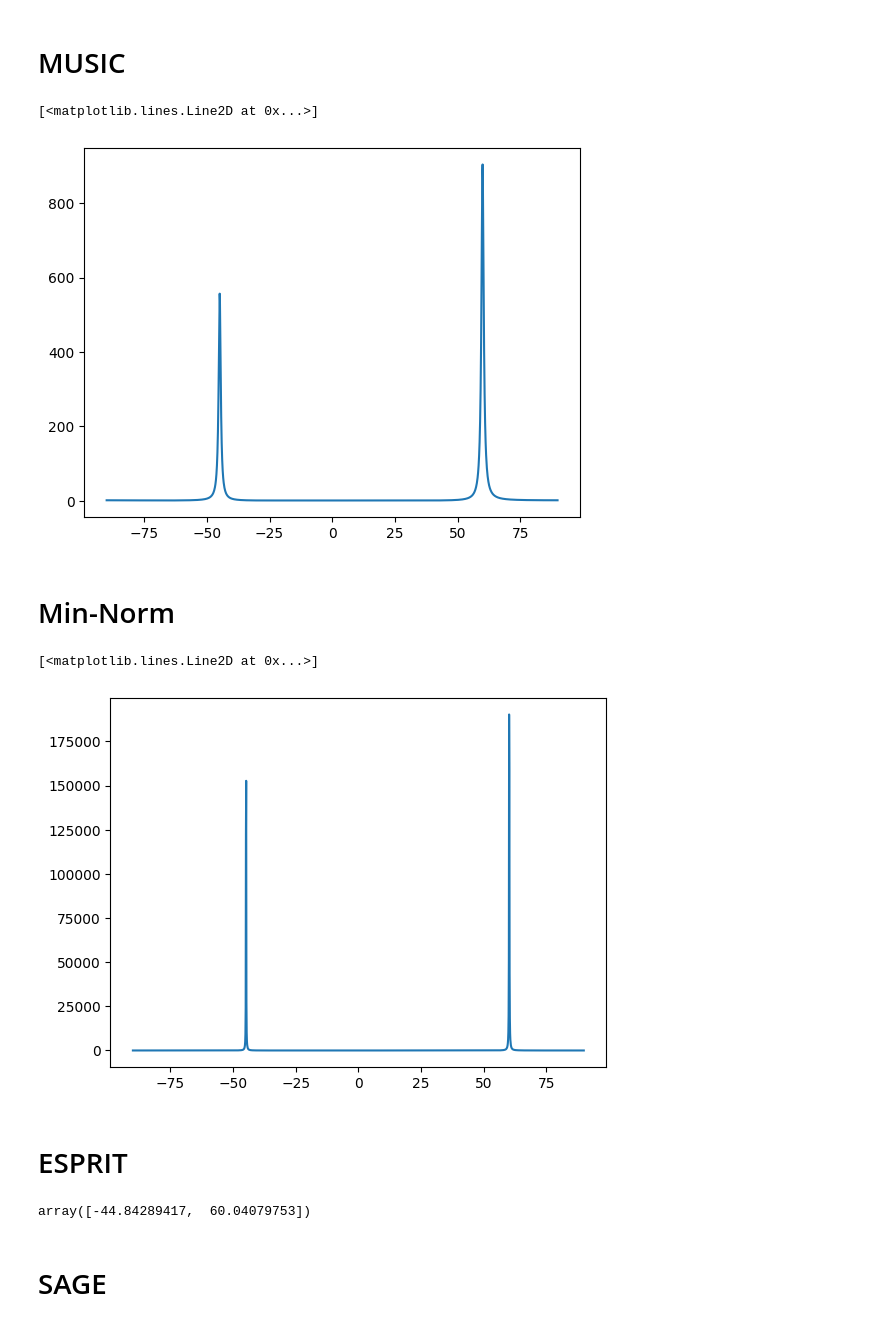
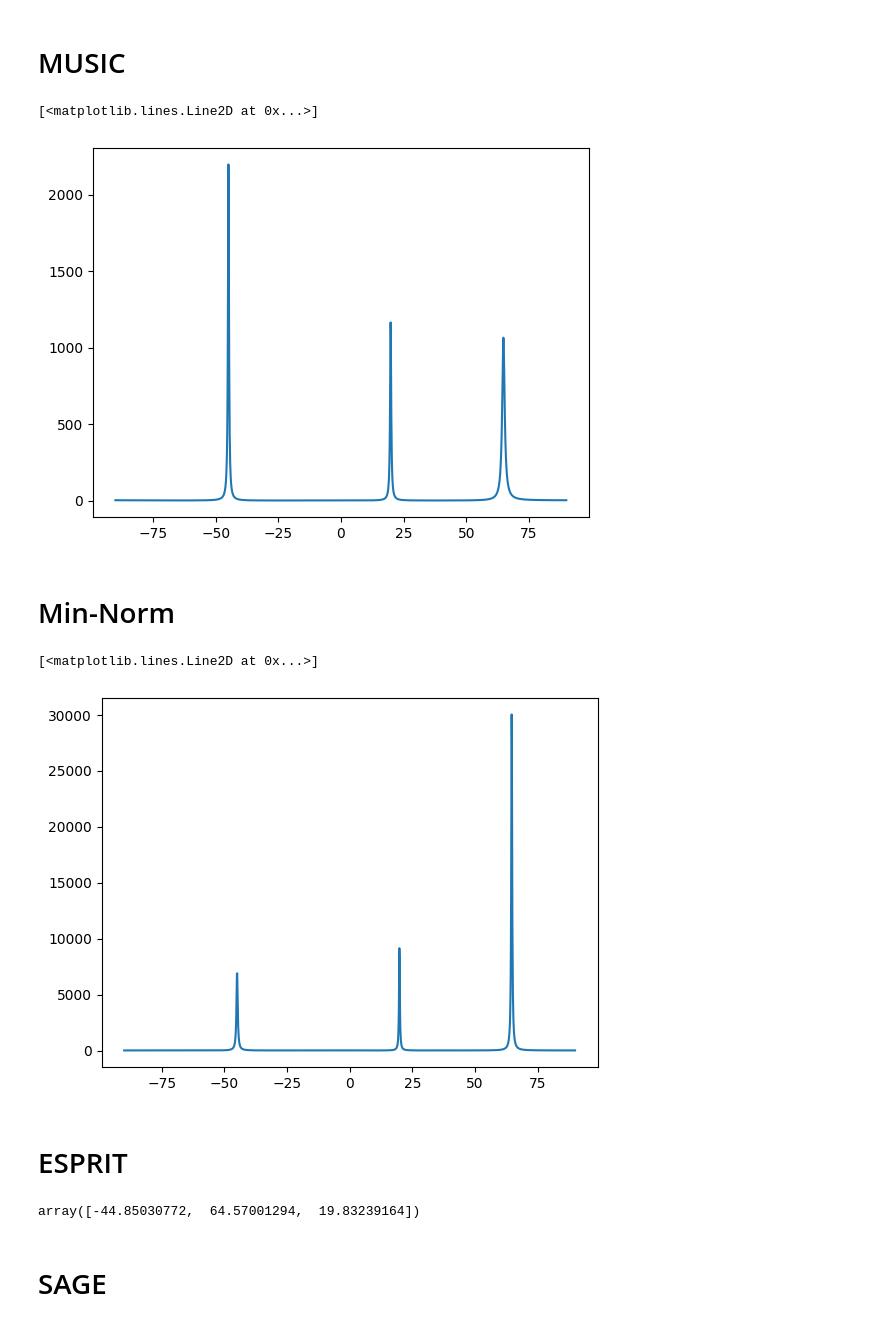
Before and after one commit to marco-marinho/Array-Processing, a Jupyter notebook: Examples.ipynb, the cells around one changed output. Cells and saved outputs as stored; diff of their text form; code cells hidden in the pictures.

```diff
--- a/Examples.ipynb
+++ b/Examples.ipynb
@@ -6,12 +4,12 @@ import matplotlib.pyplot as plt
 # %%
-# Generate steering vectors for signals arriving with DOA -45 and 60 degrees for an 8 element ULA array with
+# Generate steering vectors for signals arriving with DOA -45, 20 and 65 degrees for an 8 element ULA array with
 # separation of half a wavelength
 
-A = Stg.generate_ula_vectors([-45, 60], 8, 1 / 2)
+A = stg.generate_ula_vectors([-45, 20, 65], 8, 1 / 2)
 
 # Generate 4-QAM symbols for each source and with the desired number of snapshots
 
-S = Sig.gen_signal(2, 100)
+S = sig.gen_signal(3, 100)
 
 # Get noise free received symbol matrix X
 
@@ -19,7 +17,11 @@ X = A @ S
 
 # Add some AWGN noise to X
 
-Xn = Sig.add_noise(X, 10)
+Xn = sig.add_noise(X, 10)
+
+# Forward backward average the signal
+
+Xn = sig.doFBA(Xn)
 # %% [markdown]
 # Beamformer
 # %%
@@ -45,33 +47,35 @@ plt.plot(angles, power)
 # %%
 # The MUSIC estimator takes in the received signal, number of signals, resolution, and array separation
 
-power, angles = Est.MUSIC(Xn, 2, 0.1, 1/2)
+# Estimate the model order of the received signal
+mo = moe.AIC(Xn, True)
+
+power, angles = doa.MUSIC(Xn, mo, 0.1, 1/2)
 
 plt.plot(angles, power)
 # %% [output]
 [<matplotlib.lines.Line2D at 0x...>]
-[figure, old version]
+[figure, new version]
 # %% [markdown]
 # Min-Norm
 # %%
-# The Min-Norm has the same signature as the MUSIC estimator
 
-power, angles = Est.Min_Norm(Xn, 2, 0.1, 1/2)
+power, angles = doa.Min_Norm(Xn, mo, 0.1, 1/2)
 
 plt.plot(angles, power)
 # %% [output]
 [<matplotlib.lines.Line2D at 0x...>]
-[figure, old version]
+[figure, new version]
 # %% [markdown]
 # ESPRIT
 # %%
 # The ESPRIT estimator takes in the received signal matrix, the number of signals (model order) and the array element separation
 
-DOA_est = Est.ESPRIT(Xn, 2, 1 / 2)
+DOA_est = doa.ESPRIT(Xn, mo, 1 / 2)
 
 DOA_est
 # %% [output]
-array([-44.84289417,  60.04079753])
+array([-44.85030772,  64.57001294,  19.83239164])
 # %% [markdown]
 # SAGE
 # %%
```
Also changed, not shown: parts of 5 cells of this notebook, 12 other files.
